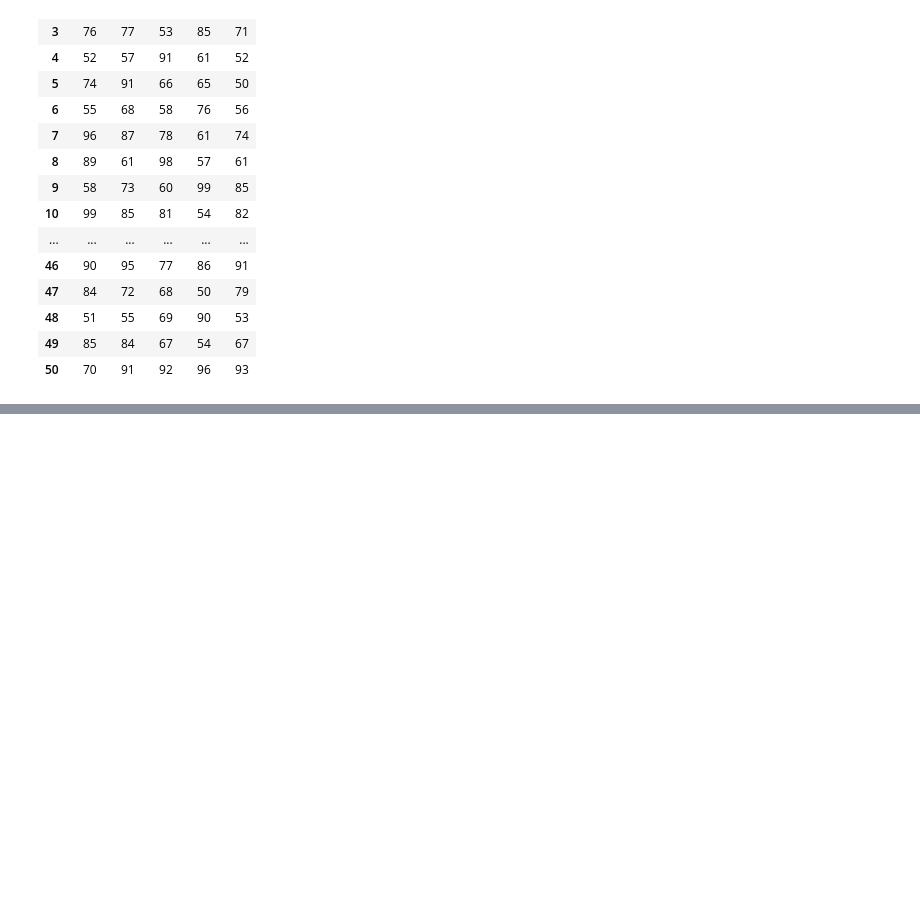
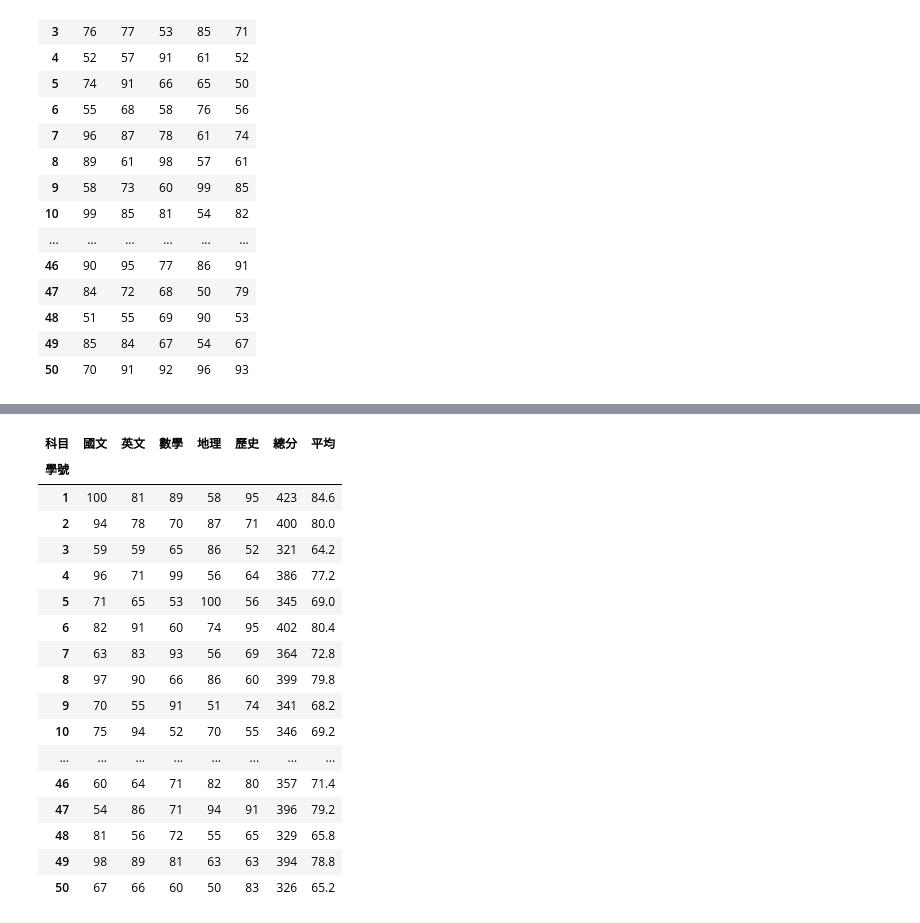
Before and after one commit to sugary2023/2023-11-16online-class, a Jupyter notebook: .devcontainer/lesoon19/lesoon19.ipynb, the cells around one changed output, grey strips where cells are left out. Drawn from its saved outputs; the diff is of its cells as text; code cells hidden in the pictures; blank space fills up the shorter version.

```diff
--- a/.devcontainer/lesoon19/lesoon19.ipynb
+++ b/.devcontainer/lesoon19/lesoon19.ipynb
@@ -26,0 +99,12 @@ scores_pd
+# %%
+import numpy as np
+import pandas as pd
+scores = np.random.randint(50,101,size=(50,5))
+scores_pd = pd.DataFrame(scores,columns=['國文','英文','數學','地理','歷史'],
+             index = range(1,51)
+             )
+scores_pd.index.name = "學號"
+scores_pd.columns.name = "科目"
+scores_pd
+scores_pd['國文'] + scores_pd['英文']
++ scores_pd['地理'] + scores_pd['數學'] + scores_pd['歷史']
@@ -26,0 +129,24 @@ scores_pd
+# %%
+scores_pd['總分'] = scores_pd[['國文','英文','數學','地理','歷史']].sum(axis=1)
+scores_pd
+scores_pd['平均'] = scores_pd[['國文','英文','數學','地理','歷史']].mean(axis=1)
+scores_pd
+# %% [output]
+| 科目 | 國文 | 英文 | 數學 | 地理 | 歷史 | 總分 | 平均 |
+| 學號 |  |  |  |  |  |  |  |
+| 1 | 100 | 81 | 89 | 58 | 95 | 423 | 84.6 |
+| 2 | 94 | 78 | 70 | 87 | 71 | 400 | 80.0 |
+| 3 | 59 | 59 | 65 | 86 | 52 | 321 | 64.2 |
+| 4 | 96 | 71 | 99 | 56 | 64 | 386 | 77.2 |
+| 5 | 71 | 65 | 53 | 100 | 56 | 345 | 69.0 |
+| 6 | 82 | 91 | 60 | 74 | 95 | 402 | 80.4 |
+| 7 | 63 | 83 | 93 | 56 | 69 | 364 | 72.8 |
+| 8 | 97 | 90 | 66 | 86 | 60 | 399 | 79.8 |
+| 9 | 70 | 55 | 91 | 51 | 74 | 341 | 68.2 |
+| 10 | 75 | 94 | 52 | 70 | 55 | 346 | 69.2 |
+| ... | ... | ... | ... | ... | ... | ... | ... |
+| 46 | 60 | 64 | 71 | 82 | 80 | 357 | 71.4 |
+| 47 | 54 | 86 | 71 | 94 | 91 | 396 | 79.2 |
+| 48 | 81 | 56 | 72 | 55 | 65 | 329 | 65.8 |
+| 49 | 98 | 89 | 81 | 63 | 63 | 394 | 78.8 |
+| 50 | 67 | 66 | 60 | 50 | 83 | 326 | 65.2 |
```
Also changed, not shown: parts of 4 cells of this notebook.
